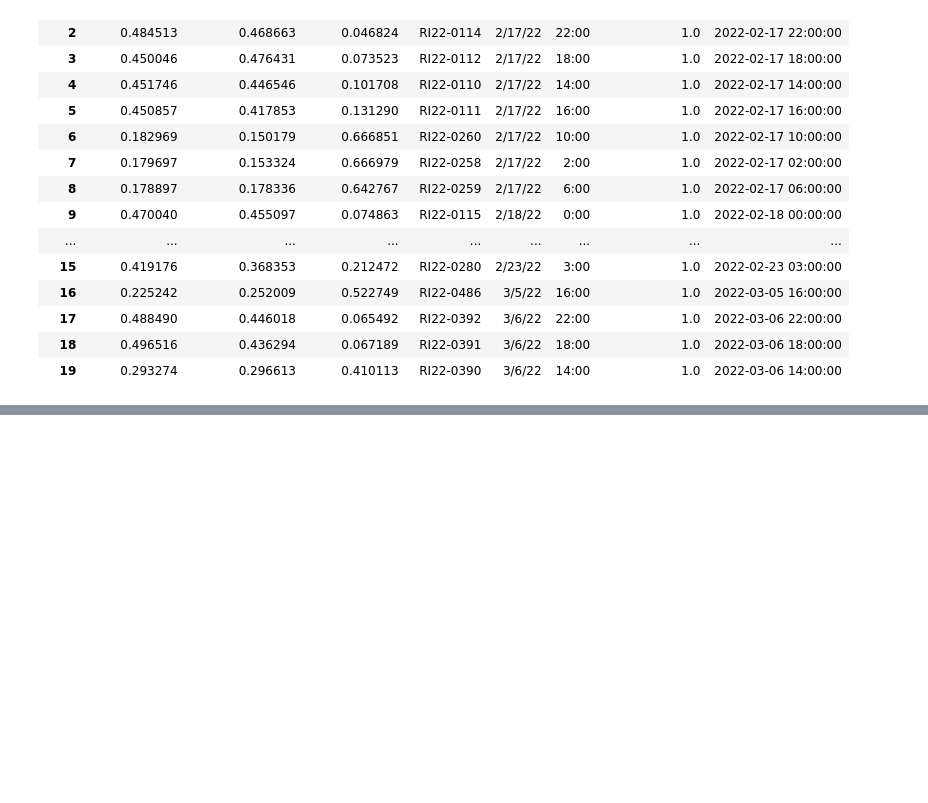
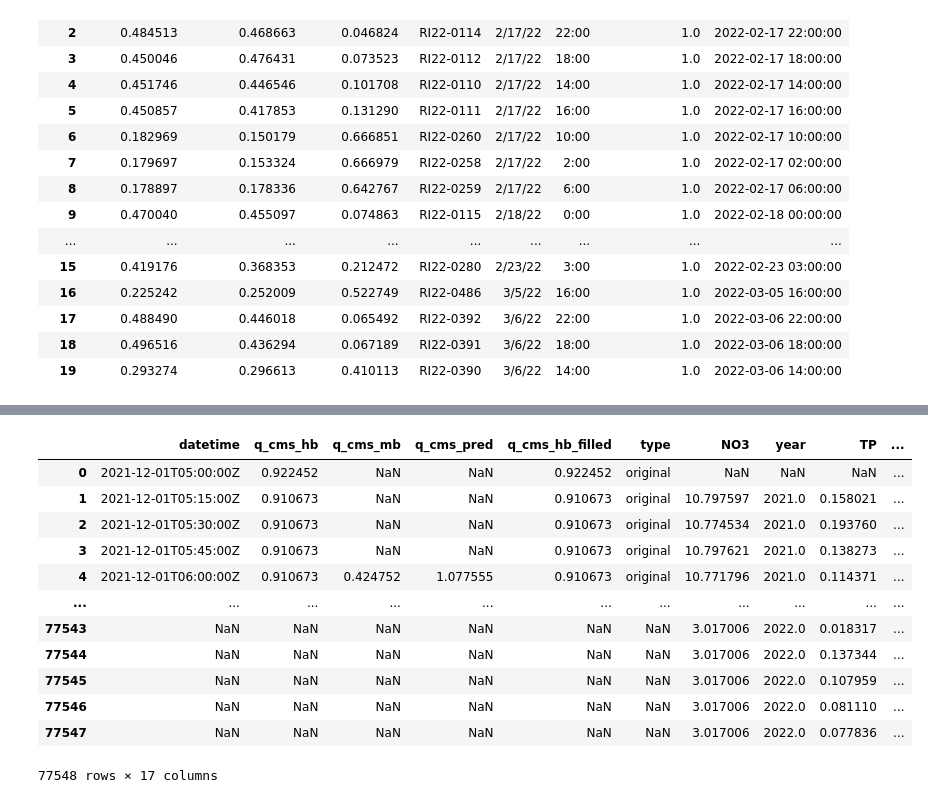
Before and after one commit to MeganEDuffy/EMMA, a Jupyter notebook: notebooks/Hungerford_2022_ISCO_EMMA.ipynb, the cells around one changed output, grey strips where cells are left out. Drawn from its saved outputs; the diff is of its cells as text; code cells hidden in the pictures; blank space fills up the shorter version.

```diff
--- a/notebooks/Hungerford_2022_ISCO_EMMA.ipynb
+++ b/notebooks/Hungerford_2022_ISCO_EMMA.ipynb
@@ -352,0 +377,5 @@ plt.show()
+# %%
+# Load s::can NO3 and TP data from csv
+scan_data = pd.read_csv("/home/millieginty/OneDrive/git-repos/cQ_analysis/millar2021_R_separation_hysteresis/sonya-may24/data/hb_q_chem copy.csv")
+
+event1_df
@@ -352,0 +397,16 @@ plt.show()
+# %%
+scan_data
+# %% [output]
+|  | datetime | q_cms_hb | q_cms_mb | q_cms_pred | q_cms_hb_filled | type | NO3 | year | TP | ... |
+| 0 | 2021-12-01T05:00:00Z | 0.922452 | NaN | NaN | 0.922452 | original | NaN | NaN | NaN | ... |
+| 1 | 2021-12-01T05:15:00Z | 0.910673 | NaN | NaN | 0.910673 | original | 10.797597 | 2021.0 | 0.158021 | ... |
+| 2 | 2021-12-01T05:30:00Z | 0.910673 | NaN | NaN | 0.910673 | original | 10.774534 | 2021.0 | 0.193760 | ... |
+| 3 | 2021-12-01T05:45:00Z | 0.910673 | NaN | NaN | 0.910673 | original | 10.797621 | 2021.0 | 0.138273 | ... |
+| 4 | 2021-12-01T06:00:00Z | 0.910673 | 0.424752 | 1.077555 | 0.910673 | original | 10.771796 | 2021.0 | 0.114371 | ... |
+| ... | ... | ... | ... | ... | ... | ... | ... | ... | ... | ... |
+| 77543 | NaN | NaN | NaN | NaN | NaN | NaN | 3.017006 | 2022.0 | 0.018317 | ... |
+| 77544 | NaN | NaN | NaN | NaN | NaN | NaN | 3.017006 | 2022.0 | 0.137344 | ... |
+| 77545 | NaN | NaN | NaN | NaN | NaN | NaN | 3.017006 | 2022.0 | 0.107959 | ... |
+| 77546 | NaN | NaN | NaN | NaN | NaN | NaN | 3.017006 | 2022.0 | 0.081110 | ... |
+| 77547 | NaN | NaN | NaN | NaN | NaN | NaN | 3.017006 | 2022.0 | 0.077836 | ... |
+77548 rows × 17 columns
```
Also changed, not shown: parts of 4 cells of this notebook, 1 other file.
